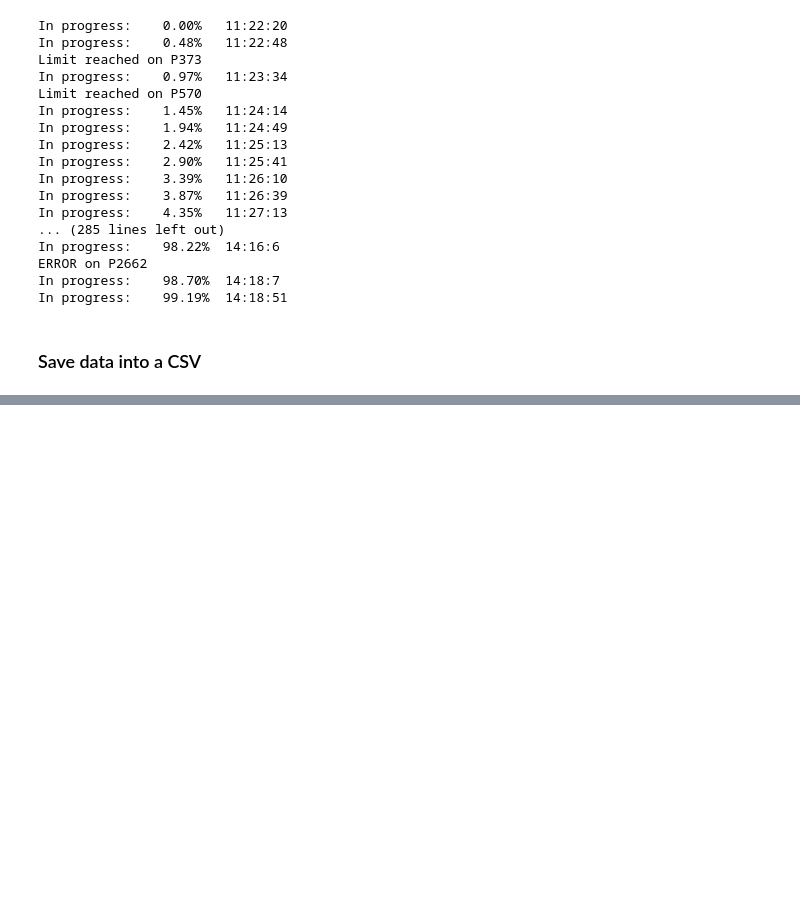
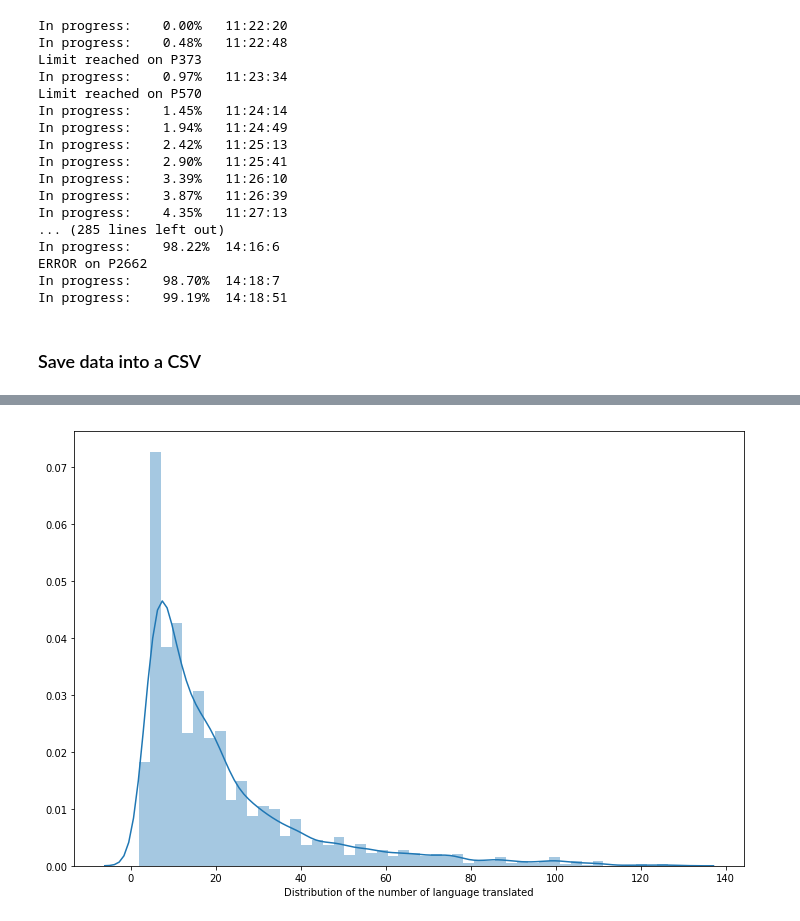
Before and after one commit to chamard/wikidata_translation, a Jupyter notebook: GET_DATA.ipynb, the cells around one changed output, grey strips where cells are left out. Cells and saved outputs as stored; diff of their text form; code cells hidden in the pictures; blank space fills up the shorter version.

```diff
--- a/GET_DATA.ipynb
+++ b/GET_DATA.ipynb
@@ -290,0 +299,4 @@ with open('data/all_revisions.csv', 'w+') as output_file: # wb if python <3.x
+# %%
+df = pd.DataFrame.from_csv("data/all_label_creations.csv")
+# Some value are dupplicated in the data set...
+df.drop_duplicates(inplace=True)
@@ -290,0 +351,11 @@ with open('data/all_revisions.csv', 'w+') as output_file: # wb if python <3.x
+# %%
+a = df.groupby('property').count()
+# Problem with P4952 (count 880????)
+fig, ax = plt.subplots()
+# the size of A4 paper
+fig.set_size_inches(12, 8)
+sns_plot = sns.distplot(a,axlabel='Distribution of the number of language translated')
+fig = sns_plot.get_figure()
+fig.savefig("img/num_language_translated.png")
+# %% [output]
+[figure, added]
```
Also changed, not shown: parts of 8 cells of this notebook.
